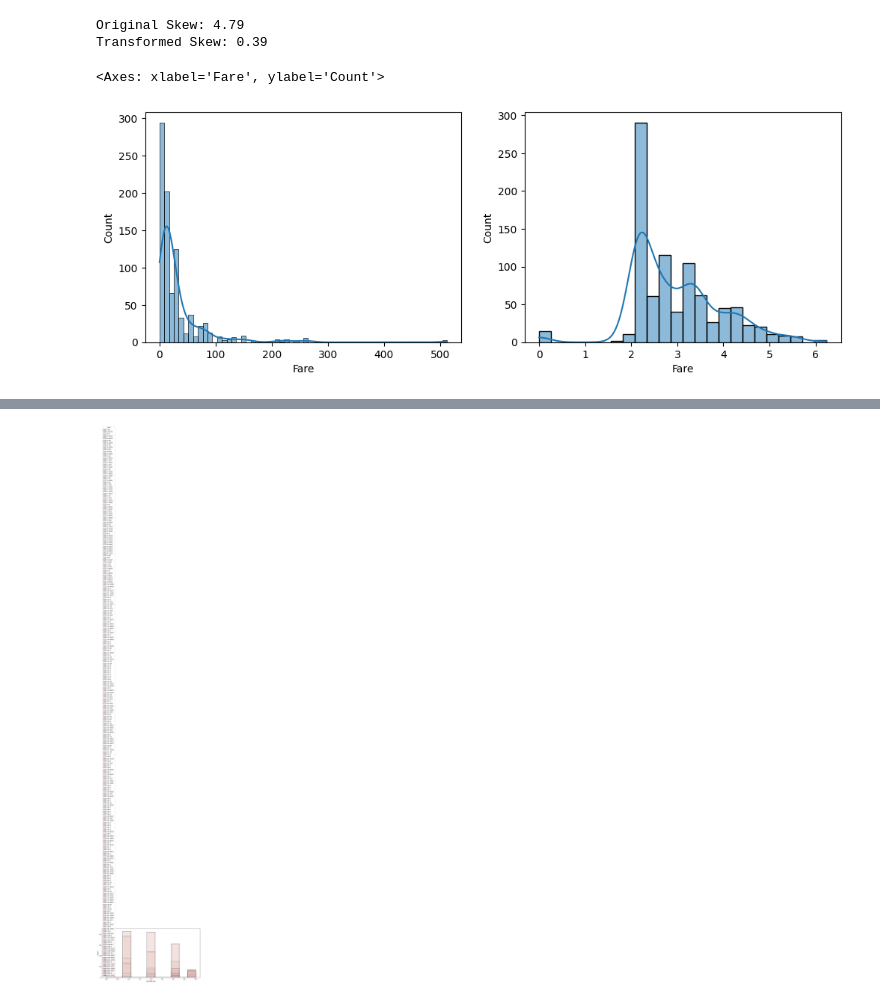
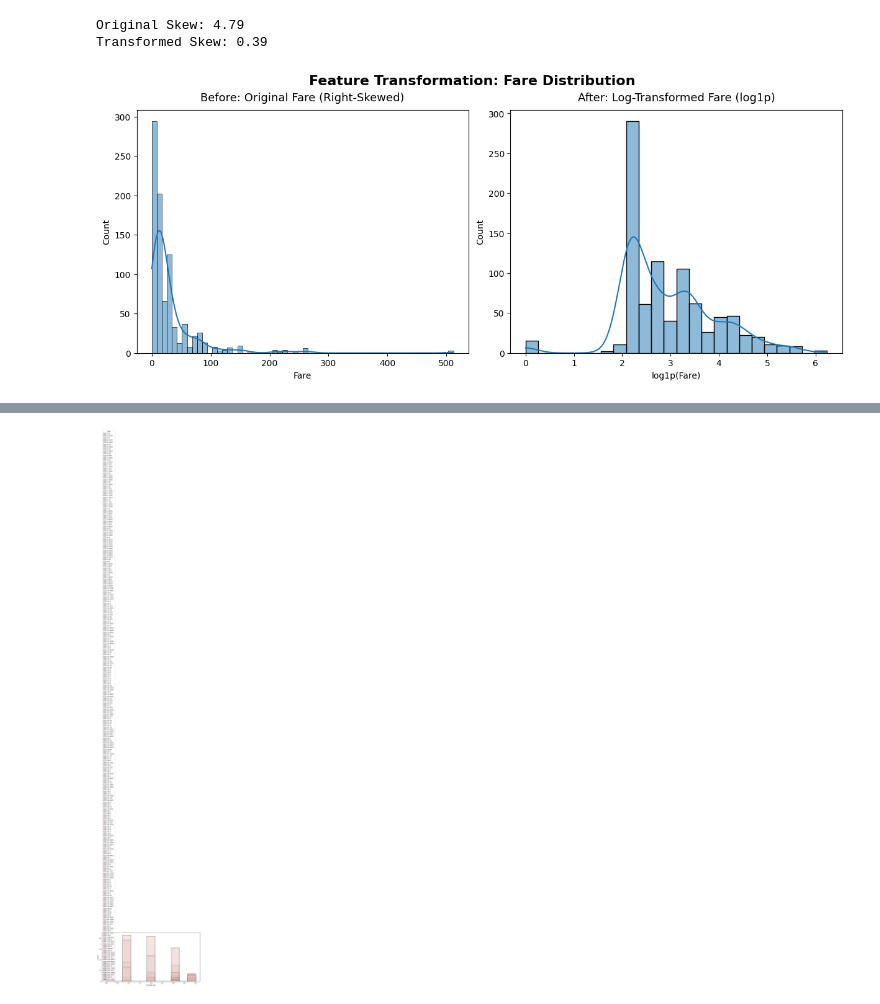
Before and after one commit to inamullahcraker-cloud/titanic-ml-project, a Jupyter notebook: classification.ipynb, the cells around one changed output, grey strips where cells are left out. Drawn from its saved outputs; the diff is of its cells as text; code cells hidden in the pictures.

```diff
--- a/classification.ipynb
+++ b/classification.ipynb
@@ -130,12 +133,24 @@ print(f"Transformed Skew: {df['Fare_log'].skew():.2f}")
 Original Skew: 4.79
 Transformed Skew: 0.39
 # %%
-fig,axes=plt.subplots(1,2,figsize=(12,4))
-sns.histplot(df.Fare,kde=True,ax=axes[0])
-sns.histplot(np.log1p(df.Fare),kde=True,ax=axes[1])
+fig, axes = plt.subplots(1, 2, figsize=(12, 5), layout="constrained")
+
+# Overall main title
+fig.suptitle("Feature Transformation: Fare Distribution", fontsize=16, fontweight="bold")
+
+# Plot 1: Before Transformation
+sns.histplot(df["Fare"], kde=True, ax=axes[0])
+axes[0].set_title("Before: Original Fare (Right-Skewed)", fontsize=13, pad=10)
+axes[0].set_xlabel("Fare")
+
+# Plot 2: After Transformation
+sns.histplot(np.log1p(df["Fare"]), kde=True, ax=axes[1])
+axes[1].set_title("After: Log-Transformed Fare (log1p)", fontsize=13, pad=10)
+axes[1].set_xlabel("log1p(Fare)")
+
+plt.show()
 # %% [output]
-<Axes: xlabel='Fare', ylabel='Count'>
-[figure, old version]
+[figure, new version]
 # %%
 fare_binning = KBinsDiscretizer(
     n_bins=5,
```
Also changed, not shown: parts of 29 cells of this notebook.
